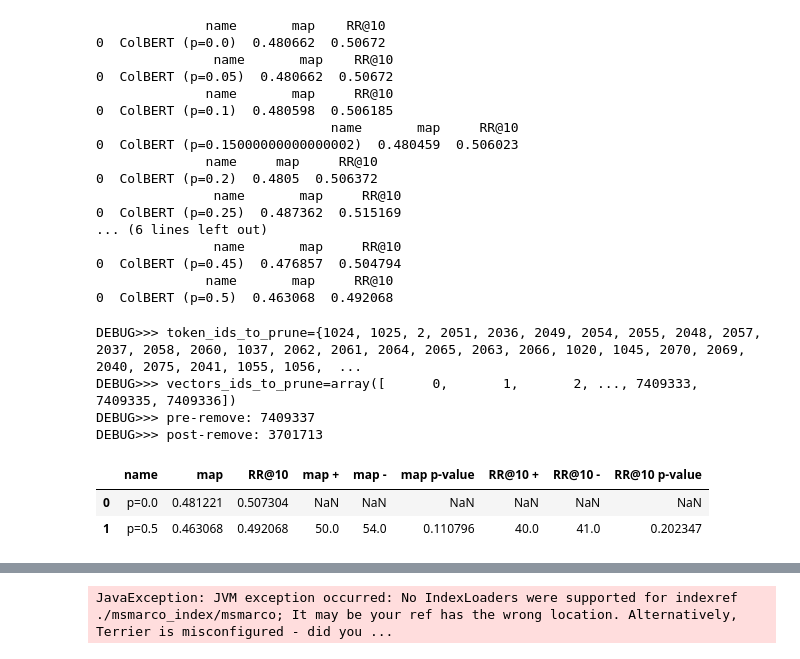
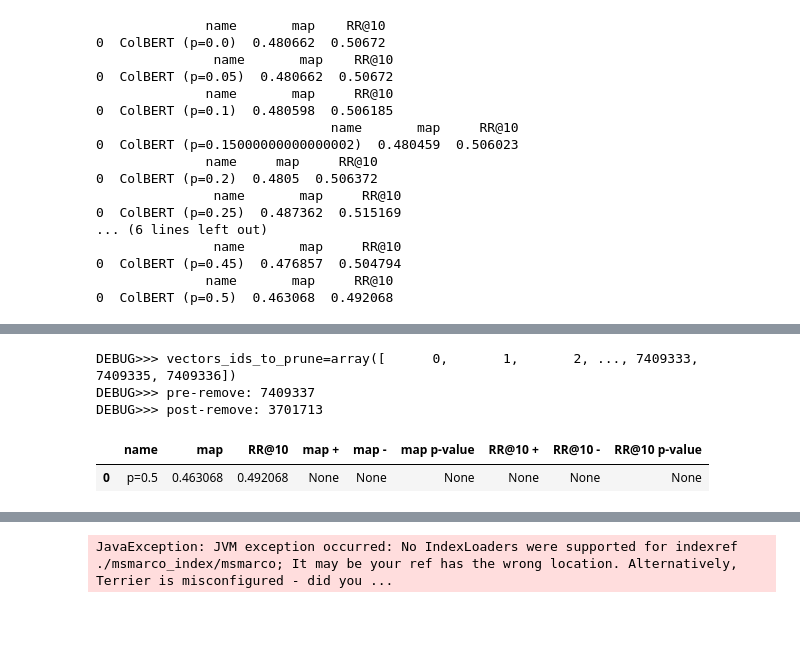
Before and after one commit to Boxxfish/ColBERT-Token-Experiments, a Jupyter notebook: test.ipynb, the cells around one changed output, grey strips where cells are left out. Saved outputs shown, nothing was run; the diff lists cells and outputs as text; code cells hidden in the pictures; blank space fills up the shorter version.

```diff
--- a/test.ipynb
+++ b/test.ipynb
@@ -92,7 +94,8 @@ for r in results:
               name       map     RR@10
 0  ColBERT (p=0.5)  0.463068  0.492068
 # %%
-token_ids_p0 = pytcolbert.top_p_tokens(0)
+# Compare no pruning with p=0.5
+
 dense_e2e_p0 = pytcolbert.end_to_end()
 
 token_ids_p05 = pytcolbert.top_p_tokens(0.5)
@@ -106,11 +109,18 @@ pt.Experiment(
     baseline=0,
     names=["p=0.0", "p=0.5"]
 )
-# %% [output]
-DEBUG>>> token_ids_to_prune={1024, 1025, 2, 2051, 2036, 2049, 2054, 2055, 2048, 2057, 2037, 2058, 2060, 1037, 2062, 2061, 2064, 2065, 2063, 2066, 1020, 1045, 2070, 2069, 2040, 2075, 2041, 1055, 1056,  ...
-DEBUG>>> vectors_ids_to_prune=array([      0,       1,       2, ..., 7409333, 7409335, 7409336])
-DEBUG>>> pre-remove: 7409337
-DEBUG>>> post-remove: 3701713
-|  | name | map | RR@10 | map + | map - | map p-value | RR@10 + | RR@10 - | RR@10 p-value |
-| 0 | p=0.0 | 0.481221 | 0.507304 | NaN | NaN | NaN | NaN | NaN | NaN |
-| 1 | p=0.5 | 0.463068 | 0.492068 | 50.0 | 54.0 | 0.110796 | 40.0 | 41.0 | 0.202347 |
+# %%
+# Just run p=0.5
+
+token_ids_p05 = pytcolbert.top_p_tokens(0.5)
+dense_e2e_p05 = pytcolbert.end_to_end(token_ids_p05)
+
+pt.Experiment(
+    [dense_e2e_p05],
+    msmarco_ds.get_topics("dev").loc[msmarco_ds.get_topics("dev")['qid'].str.contains('|'.join(qids), na=False)],
+    msmarco_ds.get_qrels("dev"),
+    eval_metrics=["map", RR@10],
+    baseline=0,
+    names=["p=0.5"]
+)
+# %% [output]
@@ -116,0 +132,5 @@ DEBUG>>> post-remove: 3701713
+DEBUG>>> vectors_ids_to_prune=array([      0,       1,       2, ..., 7409333, 7409335, 7409336])
+DEBUG>>> pre-remove: 7409337
+DEBUG>>> post-remove: 3701713
+|  | name | map | RR@10 | map + | map - | map p-value | RR@10 + | RR@10 - | RR@10 p-value |
+| 0 | p=0.5 | 0.463068 | 0.492068 | None | None | None | None | None | None |
```
Also changed, not shown: parts of 6 cells of this notebook, 1 other file.
